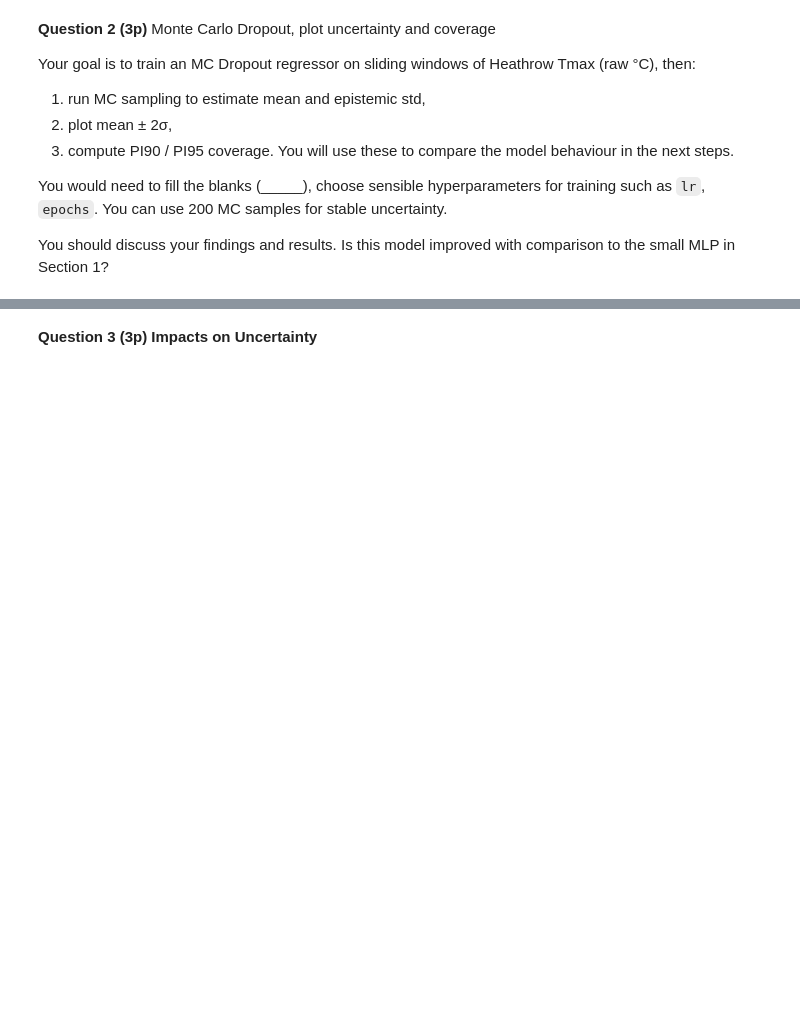
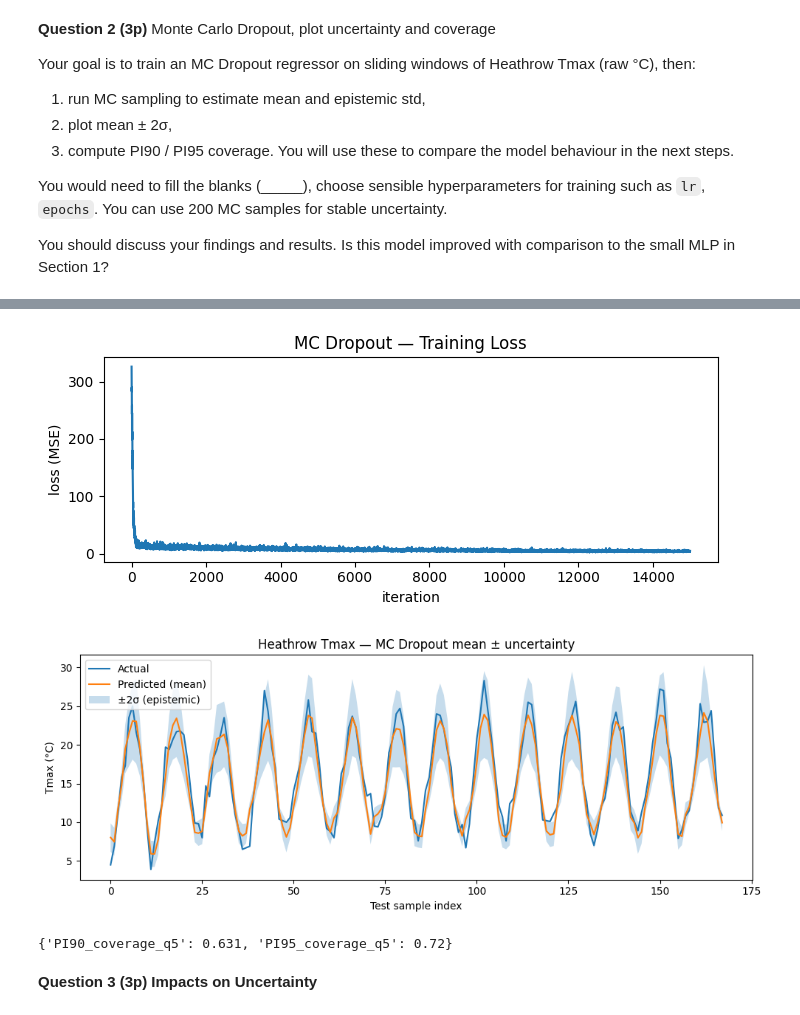
Before and after one commit to Tzu-Liang/COMP64101-Reasoning-and-Learning-under-Uncertainty-Module, a Jupyter notebook: Labs/comp64101_coursework_part2_a49626th.ipynb, the cells around one changed output, grey strips where cells are left out. Saved outputs shown, nothing was run; the diff lists cells and outputs as text; code cells hidden in the pictures; blank space fills up the shorter version.

```diff
--- a/Labs/comp64101_coursework_part2_a49626th.ipynb
+++ b/Labs/comp64101_coursework_part2_a49626th.ipynb
@@ -522,7 +525,6 @@ You would need to fill the blanks (_____), choose sensible hyperparameters for t
 
 You should discuss your findings and results. Is this model improved with comparison to the small MLP in Section 1?
 # %%
-
 from torch import optim
 
 # ---------------------------
@@ -552,9 +554,9 @@ def train(model, X, y, batch_size=256, lr=1e-3, epochs=300, print_iters=25, devi
 # MC inference (fill blanks)
 # ---------------------------
 @torch.no_grad()
-def mc_predict_mean_std(model, X, num_samples=_____, batch_size=None, device=torch.device("cpu")):  # FILL: e.g., 200
+def mc_predict_mean_std(model, X, num_samples=200, batch_size=None, device=torch.device("cpu")):  # FILL: e.g., 200
     model.to(device)
-    model.____()   # FILL: keep dropout active during inference
+    model.train()   # FILL: keep dropout active during inference
     ds = TensorDataset(X)
     if batch_size is None:
         batch_size = len(ds)
@@ -567,8 +569,8 @@ def mc_predict_mean_std(model, X, num_samples=_____, batch_size=None, device=tor
             outs.append(model(xb.to(device)))
         preds.append(torch.cat(outs, dim=0))   # shape [N, 1]
     preds = torch.stack(preds, dim=0)         # shape [S, N, 1]
-    mean  = preds.____(dim=0)                 # FILL
-    std   = preds.____(dim=0)                 # FILL
+    mean  = preds.mean(dim=0)                 # FILL
+    std   = preds.std(dim=0)                 # FILL
     return mean.cpu(), std.cpu()
 
 # ---------------------------
@@ -583,16 +585,16 @@ mc = MCDropoutReg(features, dropout_rate=dropout_rate)
 mc, loss_hist = train(
     mc, Xtr_win, ytr_win,
     batch_size=min(256, len(Xtr_win)),
-    lr=_____,            # FILL: e.g., 1e-3
-    epochs=_____,        # FILL: e.g., 5000 or 10000
-    print_iters=_____,   # FILL: e.g., 500 or 1000
+    lr=1e-3,            # FILL: e.g., 1e-3
+    epochs=5000,        # FILL: e.g., 5000 or 10000
+    print_iters=1000,   # FILL: e.g., 500 or 1000
     device=device
 )
 
 # ---------------------------
 # MC predictions + metrics
 # ---------------------------
-mean_te, std_te = mc_predict_mean_std(mc, Xte_win, num_samples=_____, device=device)  # FILL: e.g., 200
+mean_te, std_te = mc_predict_mean_std(mc, Xte_win, num_samples=200, device=device)  # FILL: e.g., 200
 
 rmse = F.mse_loss(mean_te, yte_win).sqrt().item()
 mae  = F.l1_loss(mean_te, yte_win).item()
@@ -618,7 +620,7 @@ x  = range(len(mu))
 plt.figure(figsize=(10,4))
 plt.plot(x, y,  label="Actual")
 plt.plot(x, mu, label="Predicted (mean)")
-plt.fill_between(x, ---- , ----, alpha=0.25, label="±2σ (epistemic)")
+plt.fill_between(x, mu+2*sd , mu-2*sd, alpha=0.25, label="±2σ (epistemic)")
 plt.xlabel("Test sample index"); plt.ylabel("Tmax (°C)")
 plt.title("Heathrow Tmax — MC Dropout mean ± uncertainty")
 plt.legend(); plt.tight_layout(); plt.show()
@@ -630,7 +632,8 @@ def coverage(y_true, y_mean, y_std, k=1.96):
     lower, upper = y_mean - k*y_std, y_mean + k*y_std
     return float(np.mean((y_true >= lower) & (y_true <= upper)))
 
-pi90_q5 = coverage(y, mu, sd, k=_____)   # FILL for 90% CI
-pi95_q5 = coverage(y, mu, sd, k=_____)   # FILL for 95% CI
+pi90_q5 = coverage(y, mu, sd, k=1.645)   # FILL for 90% CI
+pi95_q5 = coverage(y, mu, sd, k=1.96)   # FILL for 95% CI
 print({"PI90_coverage_q5": round(pi90_q5, 3),
        "PI95_coverage_q5": round(pi95_q5, 3)})
+# %% [output]
@@ -637,3 +646,6 @@ print({"PI90_coverage_q5": round(pi90_q5, 3),
+[figure, added]
+[figure, added]
+{'PI90_coverage_q5': 0.631, 'PI95_coverage_q5': 0.72}
 # %% [markdown]
 **Question 3 (3p) Impacts on Uncertainty**
 # %% [markdown]
```
Also changed, not shown: parts of 9 cells of this notebook.
